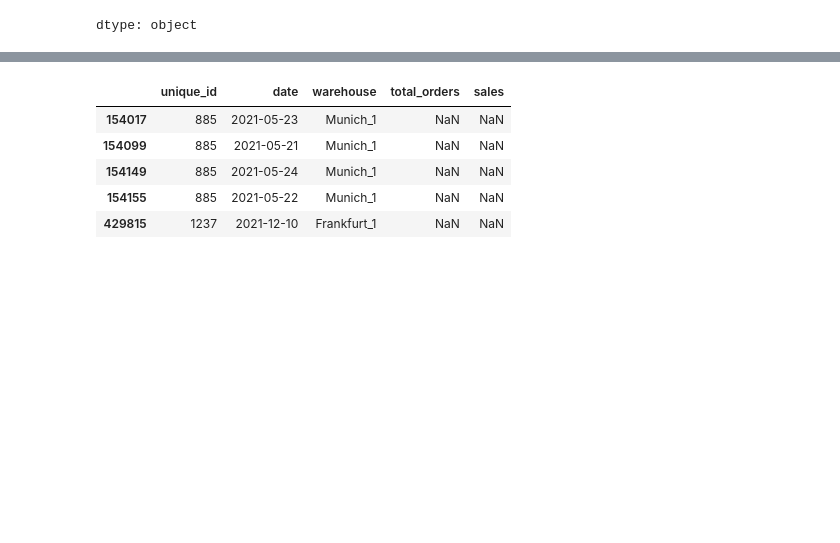
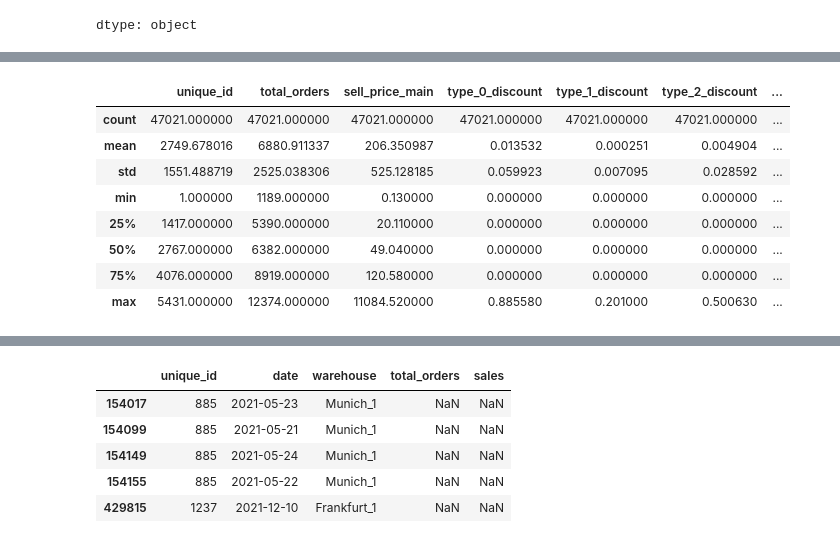
Before and after one commit to KtoxTheNisa/GROUP51_CENG313, a Jupyter notebook: assignment1_eda_baseline.ipynb, the cells around one changed output, grey strips where cells are left out. Cells and saved outputs as stored; diff of their text form; code cells hidden in the pictures; blank space fills up the shorter version.

```diff
--- a/assignment1_eda_baseline.ipynb
+++ b/assignment1_eda_baseline.ipynb
@@ -170,3 +241,15 @@ sales_train.describe()
 | 50% | 2.744000e+03 | 5.515000e+03 | 3.952000e+01 | 4.564000e+01 | 1.000000e+00 | 0.000000e+00 | 0.000000e+00 | ... |
 | 75% | 4.084000e+03 | 8.011000e+03 | 9.447000e+01 | 1.121300e+02 | 1.000000e+00 | 0.000000e+00 | 0.000000e+00 | ... |
 | max | 5.431000e+03 | 1.847500e+04 | 2.631619e+04 | 2.168299e+04 | 1.000000e+00 | 9.916400e-01 | 5.000000e-01 | ... |
+# %%
+sales_test.describe()
+# %% [output]
+|  | unique_id | total_orders | sell_price_main | type_0_discount | type_1_discount | type_2_discount | ... |
+| count | 47021.000000 | 47021.000000 | 47021.000000 | 47021.000000 | 47021.000000 | 47021.000000 | ... |
+| mean | 2749.678016 | 6880.911337 | 206.350987 | 0.013532 | 0.000251 | 0.004904 | ... |
+| std | 1551.488719 | 2525.038306 | 525.128185 | 0.059923 | 0.007095 | 0.028592 | ... |
+| min | 1.000000 | 1189.000000 | 0.130000 | 0.000000 | 0.000000 | 0.000000 | ... |
+| 25% | 1417.000000 | 5390.000000 | 20.110000 | 0.000000 | 0.000000 | 0.000000 | ... |
+| 50% | 2767.000000 | 6382.000000 | 49.040000 | 0.000000 | 0.000000 | 0.000000 | ... |
+| 75% | 4076.000000 | 8919.000000 | 120.580000 | 0.000000 | 0.000000 | 0.000000 | ... |
+| max | 5431.000000 | 12374.000000 | 11084.520000 | 0.885580 | 0.201000 | 0.500630 | ... |
```
Also changed, not shown: parts of 21 cells of this notebook.
